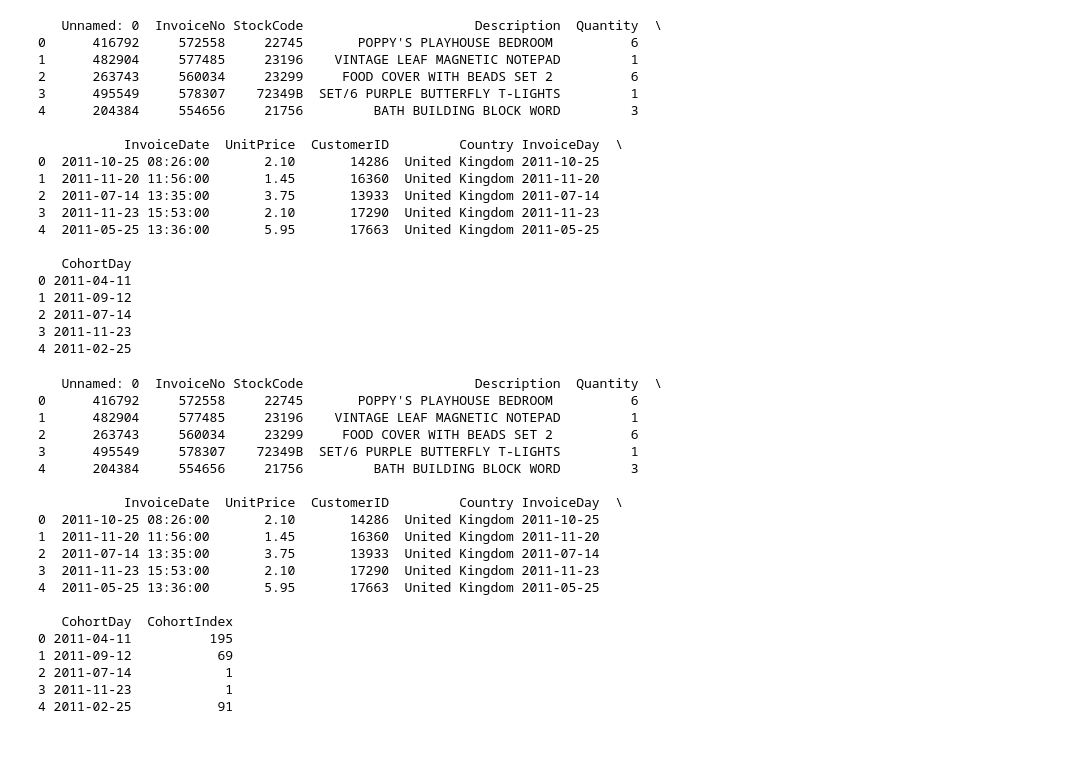
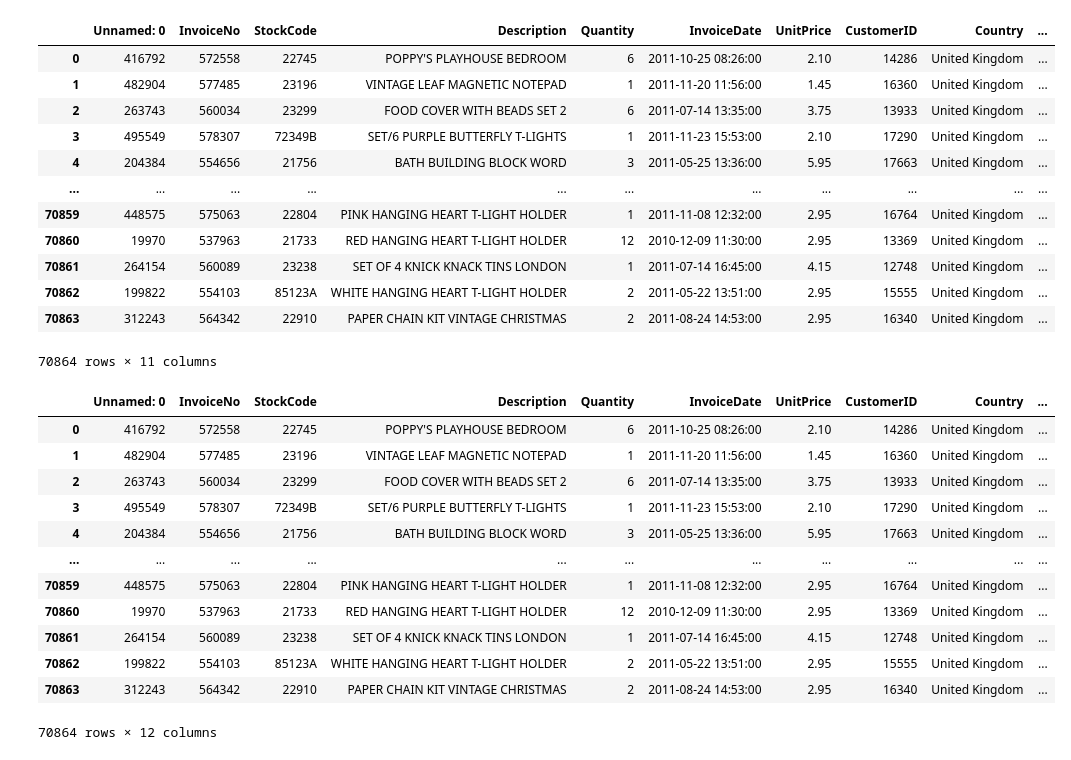
Before and after one commit to sayemomer/cohort_analysis, a Jupyter notebook: Cohort Analysis.ipynb, the cells around one changed output. Cells and saved outputs as stored; diff of their text form; code cells hidden in the pictures.

```diff
--- a/Cohort Analysis.ipynb
+++ b/Cohort Analysis.ipynb
@@ -63,27 +58,20 @@ Name: InvoiceDay, Length: 15619, dtype: datetime64[ns]
 # %%
-online['CohortDay'] = grouping.transform('min')
-print(online.head())
+online['CohortMonth'] = online.groupby('CustomerID')['InvoiceMonth'].transform('min')
+online
 # %% [output]
+|  | Unnamed: 0 | InvoiceNo | StockCode | Description | Quantity | InvoiceDate | UnitPrice | CustomerID | Country | ... |
+| 0 | 416792 | 572558 | 22745 | POPPY'S PLAYHOUSE BEDROOM | 6 | 2011-10-25 08:26:00 | 2.10 | 14286 | United Kingdom | ... |
+| 1 | 482904 | 577485 | 23196 | VINTAGE LEAF MAGNETIC NOTEPAD | 1 | 2011-11-20 11:56:00 | 1.45 | 16360 | United Kingdom | ... |
+| 2 | 263743 | 560034 | 23299 | FOOD COVER WITH BEADS SET 2 | 6 | 2011-07-14 13:35:00 | 3.75 | 13933 | United Kingdom | ... |
+| 3 | 495549 | 578307 | 72349B | SET/6 PURPLE BUTTERFLY T-LIGHTS | 1 | 2011-11-23 15:53:00 | 2.10 | 17290 | United Kingdom | ... |
+| 4 | 204384 | 554656 | 21756 | BATH BUILDING BLOCK WORD | 3 | 2011-05-25 13:36:00 | 5.95 | 17663 | United Kingdom | ... |
+| ... | ... | ... | ... | ... | ... | ... | ... | ... | ... | ... |
+| 70859 | 448575 | 575063 | 22804 | PINK HANGING HEART T-LIGHT HOLDER | 1 | 2011-11-08 12:32:00 | 2.95 | 16764 | United Kingdom | ... |
+| 70860 | 19970 | 537963 | 21733 | RED HANGING HEART T-LIGHT HOLDER | 12 | 2010-12-09 11:30:00 | 2.95 | 13369 | United Kingdom | ... |
+| 70861 | 264154 | 560089 | 23238 | SET OF 4 KNICK KNACK TINS LONDON | 1 | 2011-07-14 16:45:00 | 4.15 | 12748 | United Kingdom | ... |
+| 70862 | 199822 | 554103 | 85123A | WHITE HANGING HEART T-LIGHT HOLDER | 2 | 2011-05-22 13:51:00 | 2.95 | 15555 | United Kingdom | ... |
+| 70863 | 312243 | 564342 | 22910 | PAPER CHAIN KIT VINTAGE CHRISTMAS | 2 | 2011-08-24 14:53:00 | 2.95 | 16340 | United Kingdom | ... |
-   Unnamed: 0  InvoiceNo StockCode                      Description  Quantity  \
-0      416792     572558     22745       POPPY'S PLAYHOUSE BEDROOM          6
-1      482904     577485     23196    VINTAGE LEAF MAGNETIC NOTEPAD         1
-2      263743     560034     23299     FOOD COVER WITH BEADS SET 2          6
-3      495549     578307    72349B  SET/6 PURPLE BUTTERFLY T-LIGHTS         1
-4      204384     554656     21756         BATH BUILDING BLOCK WORD         3
-
-           InvoiceDate  UnitPrice  CustomerID         Country InvoiceDay  \
-0  2011-10-25 08:26:00       2.10       14286  United Kingdom 2011-10-25
-1  2011-11-20 11:56:00       1.45       16360  United Kingdom 2011-11-20
-2  2011-07-14 13:35:00       3.75       13933  United Kingdom 2011-07-14
-3  2011-11-23 15:53:00       2.10       17290  United Kingdom 2011-11-23
-4  2011-05-25 13:36:00       5.95       17663  United Kingdom 2011-05-25
-
-   CohortDay
-0 2011-04-11
-1 2011-09-12
-2 2011-07-14
-3 2011-11-23
-4 2011-02-25
+70864 rows × 11 columns
 # %%
 def get_date_int(df, column):
     year = df[column].dt.year
@@ -91,35 +79,28 @@ def get_date_int(df, column):
     day = df[column].dt.day
     return year, month, day
 
-invoice_year, invoice_month, invoice_day = get_date_int(online, 'InvoiceDay')
+invoice_year, invoice_month, invoice_day = get_date_int(online, 'InvoiceMonth')
 
-cohort_year, cohort_month, cohort_day = get_date_int(online, 'CohortDay')
+cohort_year, cohort_month, cohort_day = get_date_int(online, 'CohortMonth')
 
 years_diff = invoice_year - cohort_year
 months_diff = invoice_month - cohort_month
 days_diff = invoice_day - cohort_day
 
 online['CohortIndex'] = years_diff * 365 + months_diff * 30 + days_diff + 1
-print(online.head())
+online
 # %% [output]
+|  | Unnamed: 0 | InvoiceNo | StockCode | Description | Quantity | InvoiceDate | UnitPrice | CustomerID | Country | ... |
+| 0 | 416792 | 572558 | 22745 | POPPY'S PLAYHOUSE BEDROOM | 6 | 2011-10-25 08:26:00 | 2.10 | 14286 | United Kingdom | ... |
+| 1 | 482904 | 577485 | 23196 | VINTAGE LEAF MAGNETIC NOTEPAD | 1 | 2011-11-20 11:56:00 | 1.45 | 16360 | United Kingdom | ... |
+| 2 | 263743 | 560034 | 23299 | FOOD COVER WITH BEADS SET 2 | 6 | 2011-07-14 13:35:00 | 3.75 | 13933 | United Kingdom | ... |
+| 3 | 495549 | 578307 | 72349B | SET/6 PURPLE BUTTERFLY T-LIGHTS | 1 | 2011-11-23 15:53:00 | 2.10 | 17290 | United Kingdom | ... |
+| 4 | 204384 | 554656 | 21756 | BATH BUILDING BLOCK WORD | 3 | 2011-05-25 13:36:00 | 5.95 | 17663 | United Kingdom | ... |
+| ... | ... | ... | ... | ... | ... | ... | ... | ... | ... | ... |
+| 70859 | 448575 | 575063 | 22804 | PINK HANGING HEART T-LIGHT HOLDER | 1 | 2011-11-08 12:32:00 | 2.95 | 16764 | United Kingdom | ... |
+| 70860 | 19970 | 537963 | 21733 | RED HANGING HEART T-LIGHT HOLDER | 12 | 2010-12-09 11:30:00 | 2.95 | 13369 | United Kingdom | ... |
+| 70861 | 264154 | 560089 | 23238 | SET OF 4 KNICK KNACK TINS LONDON | 1 | 2011-07-14 16:45:00 | 4.15 | 12748 | United Kingdom | ... |
+| 70862 | 199822 | 554103 | 85123A | WHITE HANGING HEART T-LIGHT HOLDER | 2 | 2011-05-22 13:51:00 | 2.95 | 15555 | United Kingdom | ... |
+| 70863 | 312243 | 564342 | 22910 | PAPER CHAIN KIT VINTAGE CHRISTMAS | 2 | 2011-08-24 14:53:00 | 2.95 | 16340 | United Kingdom | ... |
-   Unnamed: 0  InvoiceNo StockCode                      Description  Quantity  \
-0      416792     572558     22745       POPPY'S PLAYHOUSE BEDROOM          6
-1      482904     577485     23196    VINTAGE LEAF MAGNETIC NOTEPAD         1
-2      263743     560034     23299     FOOD COVER WITH BEADS SET 2          6
-3      495549     578307    72349B  SET/6 PURPLE BUTTERFLY T-LIGHTS         1
-4      204384     554656     21756         BATH BUILDING BLOCK WORD         3
-
-           InvoiceDate  UnitPrice  CustomerID         Country InvoiceDay  \
-0  2011-10-25 08:26:00       2.10       14286  United Kingdom 2011-10-25
-1  2011-11-20 11:56:00       1.45       16360  United Kingdom 2011-11-20
-2  2011-07-14 13:35:00       3.75       13933  United Kingdom 2011-07-14
-3  2011-11-23 15:53:00       2.10       17290  United Kingdom 2011-11-23
-4  2011-05-25 13:36:00       5.95       17663  United Kingdom 2011-05-25
-
-   CohortDay  CohortIndex
-0 2011-04-11          195
-1 2011-09-12           69
-2 2011-07-14            1
-3 2011-11-23            1
-4 2011-02-25           91
+70864 rows × 12 columns
 # %%
```
Also changed, not shown: parts of 8 cells of this notebook.
